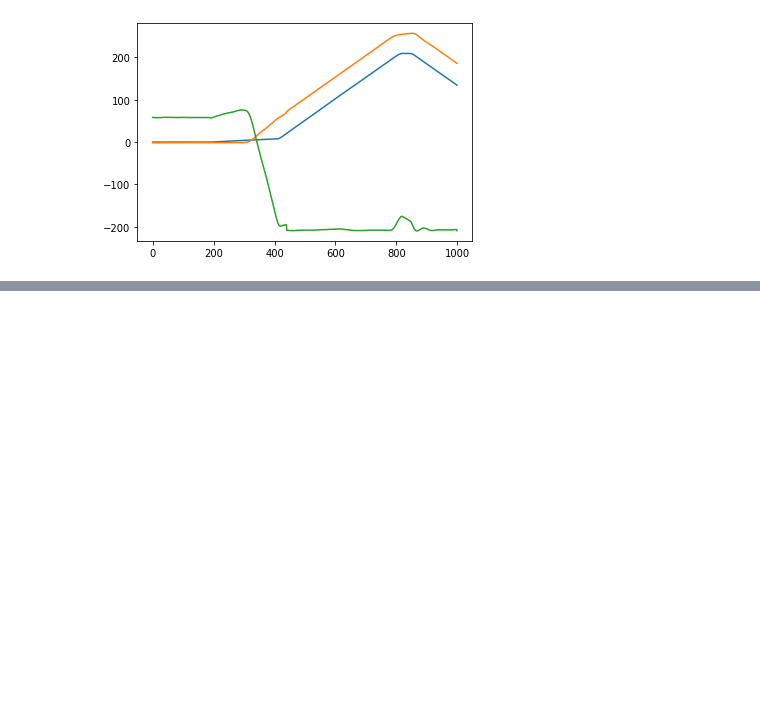
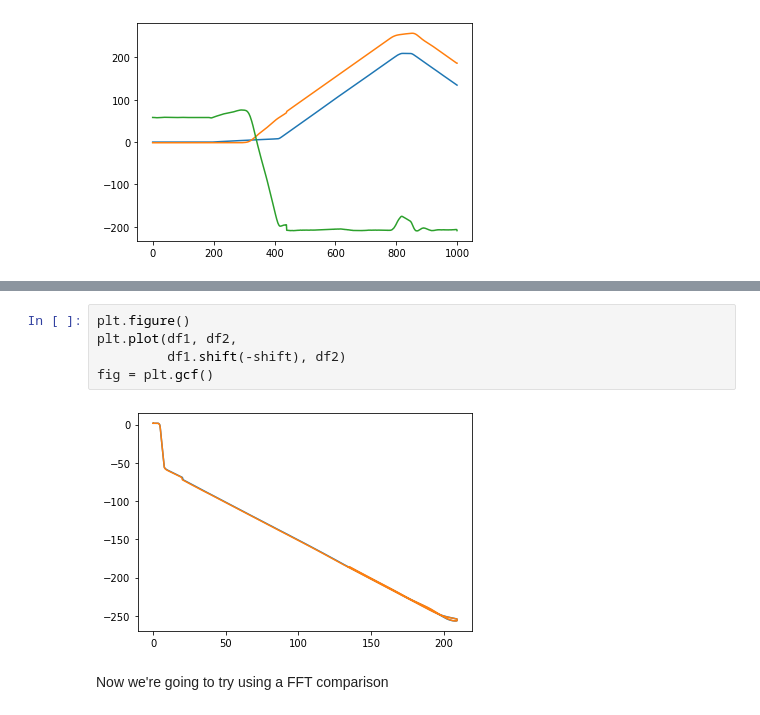
Before and after one commit to zlite/SimAnalysis, a Jupyter notebook: Dataframetest.ipynb, the cells around one changed output, grey strips where cells are left out. Cells and saved outputs as stored; diff of their text form; blank space fills up the shorter version.

```diff
--- a/Dataframetest.ipynb
+++ b/Dataframetest.ipynb
@@ -22,0 +44,9 @@ plt.plot(df3)
+# %%
+plt.figure()
+plt.plot(df1, df2,
+         df1.shift(-shift), df2)
+fig = plt.gcf()
+# %% [output]
+[figure, added]
+# %% [markdown]
+Now we're going to try using a FFT comparison
```
Also changed, not shown: parts of 8 cells of this notebook.
